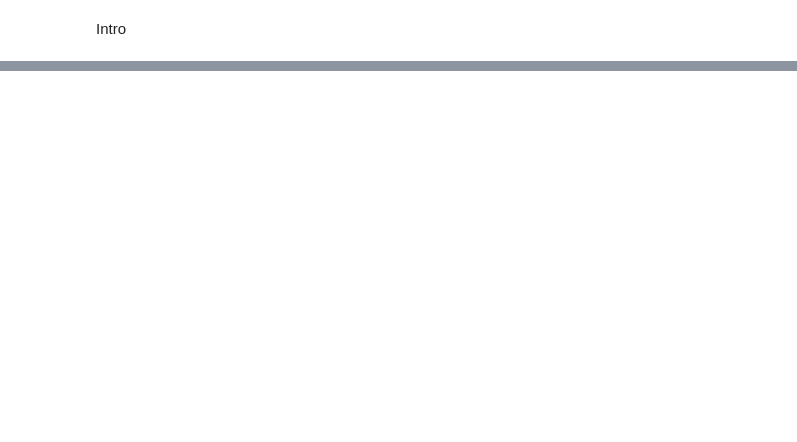
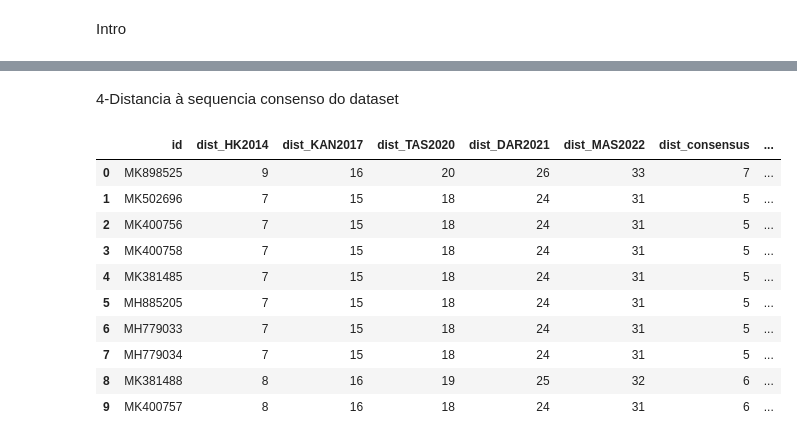
Before and after one commit to samildo/Inteligent-Systems-for-Bioinformtics-25-26, a Jupyter notebook: ML/ML_notebook.ipynb, the cells around one changed output, grey strips where cells are left out. Drawn from its saved outputs; the diff is of its cells as text; code cells hidden in the pictures; blank space fills up the shorter version.

```diff
--- a/ML/ML_notebook.ipynb
+++ b/ML/ML_notebook.ipynb
@@ -31,0 +136,9 @@ Tradução concluída: 240 proteínas guardadas
+# %%
+metadados = pd.read_csv('../data_prep/omic_data/Metadados_H3N2_HA_Complete.csv')
+
+Decimal_Date=[]
+for _,row in metadados.iterrows():
+    date= row['Collection_Date']
+    Decimal_Date.append(date_to_decimal(date))
+
+metadados['Decimal_Date']=Decimal_Date
@@ -31,0 +214,13 @@ Tradução concluída: 240 proteínas guardadas
+# %%
+p_epitopes=[]
+for amostra in amostras:
+    accession=amostra.id.split('.')[0]
+    seq=amostra.seq
+    Decimal_Date= metadados[metadados['Accession'] == accession]['Decimal_Date']
+    vaccine_id= get_vaccine(Decimal_Date)
+    vaccine_seq=dict_vacinas[vaccine_id]
+
+    p_epitopes.append(round(calculate_pepitope(seq,vaccine_seq),5))
+
+
+dataset_ml['target_p_epitope']=p_epitopes
@@ -31,0 +235,36 @@ Tradução concluída: 240 proteínas guardadas
+# %% [markdown]
+4-Distancia à sequencia consenso do dataset
+# %%
+consensus_seq=[]
+for i in range(len(amostras[0].seq)):
+    aa_col=[]
+    for amostra in amostras:
+        aa=amostra.seq[i]
+        aa_col.append(aa)
+
+    consensus_aa = max(aa_col, key=aa_col.count)
+    consensus_seq.append(consensus_aa)
+consensus_seq=''.join(consensus_seq)
+
+Consensus_dist=[]
+
+for amostra in amostras:
+    seq=amostra.seq
+    dist=hamming_distance(seq,consensus_seq)
+    Consensus_dist.append(dist)
+
+dataset_ml.insert(6,'dist_consensus',Consensus_dist)
+# %%
+dataset_ml.iloc[:10]
+# %% [output]
+|  | id | dist_HK2014 | dist_KAN2017 | dist_TAS2020 | dist_DAR2021 | dist_MAS2022 | dist_consensus | ... |
+| 0 | MK898525 | 9 | 16 | 20 | 26 | 33 | 7 | ... |
+| 1 | MK502696 | 7 | 15 | 18 | 24 | 31 | 5 | ... |
+| 2 | MK400756 | 7 | 15 | 18 | 24 | 31 | 5 | ... |
+| 3 | MK400758 | 7 | 15 | 18 | 24 | 31 | 5 | ... |
+| 4 | MK381485 | 7 | 15 | 18 | 24 | 31 | 5 | ... |
+| 5 | MH885205 | 7 | 15 | 18 | 24 | 31 | 5 | ... |
+| 6 | MH779033 | 7 | 15 | 18 | 24 | 31 | 5 | ... |
+| 7 | MH779034 | 7 | 15 | 18 | 24 | 31 | 5 | ... |
+| 8 | MK381488 | 8 | 16 | 19 | 25 | 32 | 6 | ... |
+| 9 | MK400757 | 8 | 16 | 18 | 24 | 31 | 6 | ... |
```
Also changed, not shown: parts of 30 cells of this notebook, 3 other files.
